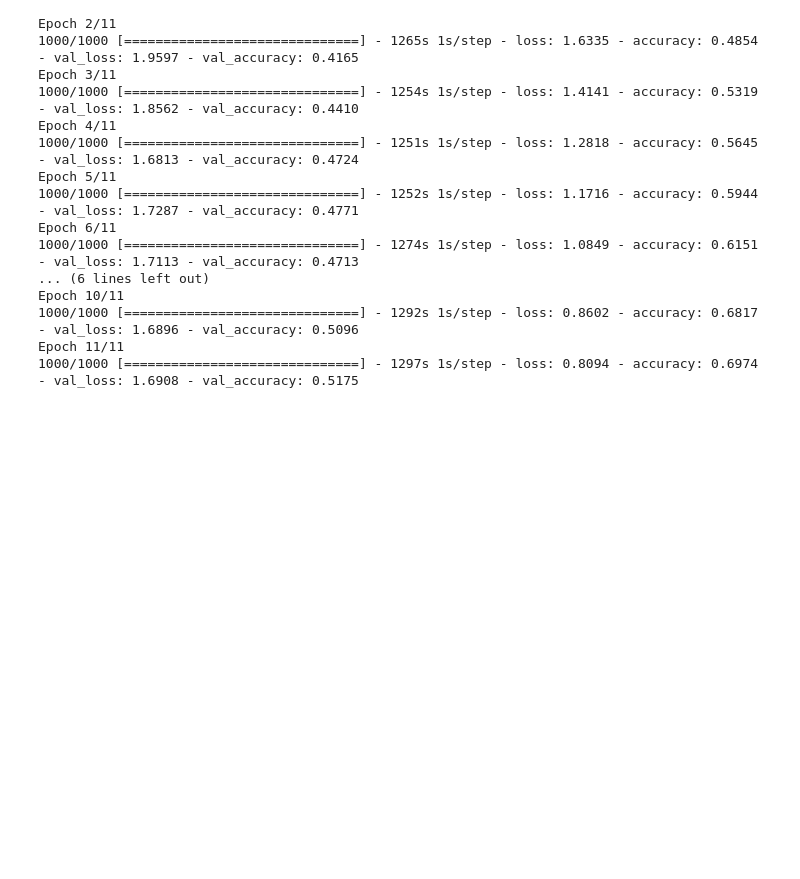
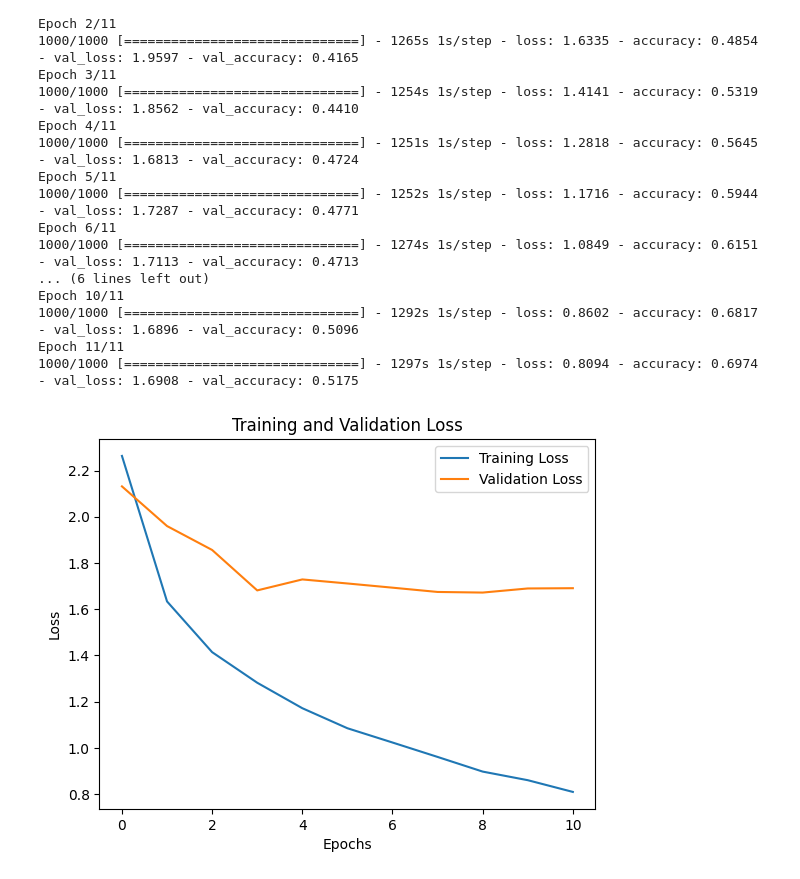
Before and after one commit to KhamessiTaha/CarVisionProject, a Jupyter notebook: Car_Model_Classification.ipynb, the cells around one changed output. Drawn from its saved outputs; the diff is of its cells as text; code cells hidden in the pictures; blank space fills up the shorter version.

```diff
--- a/Car_Model_Classification.ipynb
+++ b/Car_Model_Classification.ipynb
@@ -388,3 +395,13 @@ Epoch 10/11
 1000/1000 [==============================] - 1292s 1s/step - loss: 0.8602 - accuracy: 0.6817 - val_loss: 1.6896 - val_accuracy: 0.5096
 Epoch 11/11
 1000/1000 [==============================] - 1297s 1s/step - loss: 0.8094 - accuracy: 0.6974 - val_loss: 1.6908 - val_accuracy: 0.5175
+# %%
+plt.plot(history_fine_tune.history['loss'], label='Training Loss')
+plt.plot(history_fine_tune.history['val_loss'], label='Validation Loss')
+plt.title('Training and Validation Loss')
+plt.xlabel('Epochs')
+plt.ylabel('Loss')
+plt.legend()
+plt.show()
+# %% [output]
+[figure, added]
```
Also changed, not shown: parts of 29 cells of this notebook.
